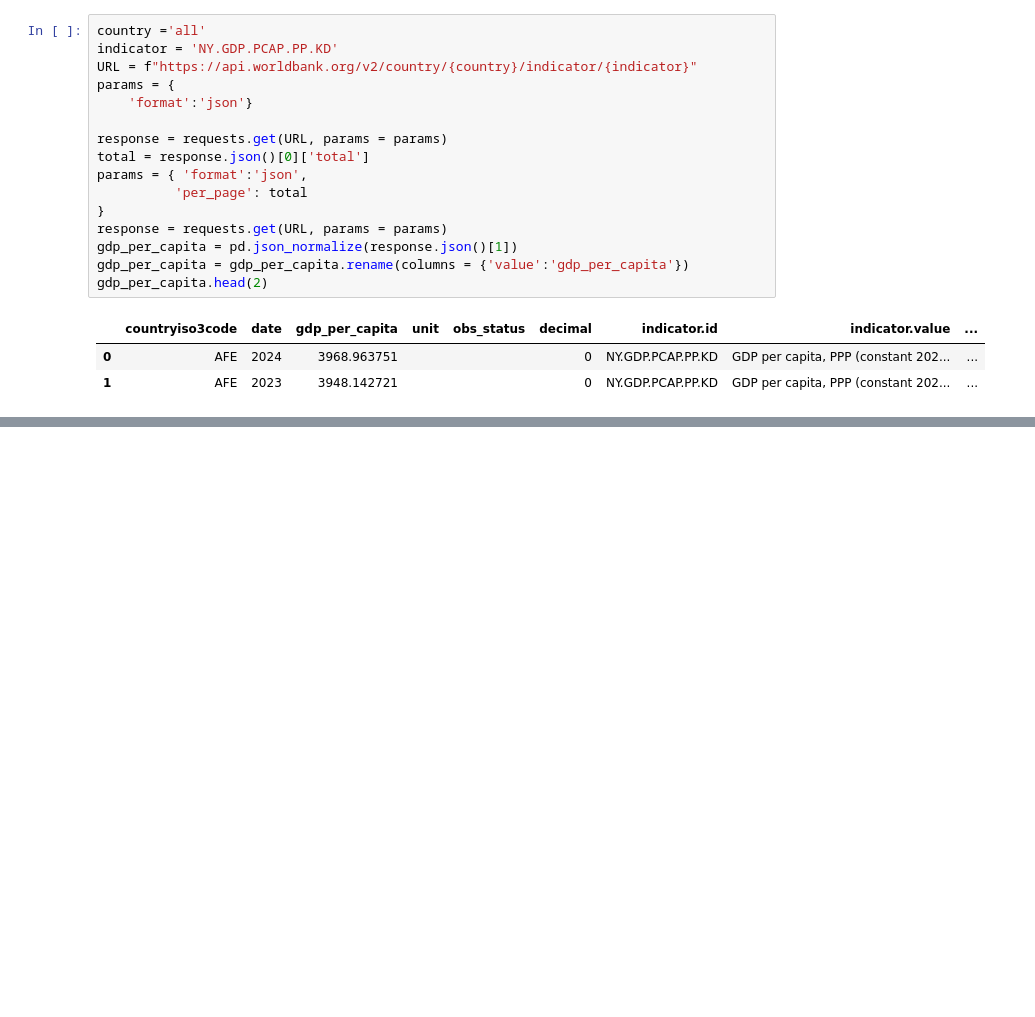
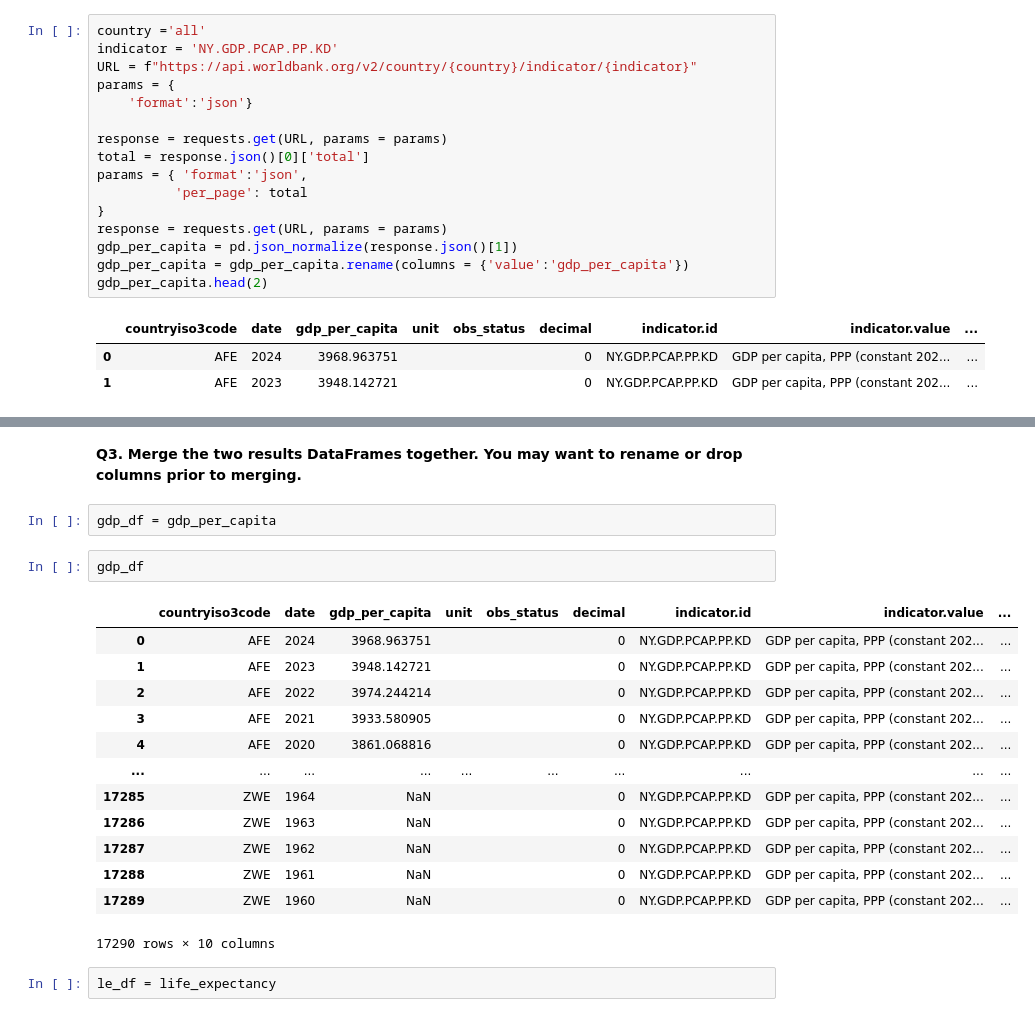
Before and after one commit to nss-data-science-cohort-9/apis-exercise-dhansiv-stack, a Jupyter notebook: UnGDPexploration_API.ipynb, the cells around one changed output, grey strips where cells are left out. Cells and saved outputs as stored; diff of their text form; blank space fills up the shorter version.

```diff
--- a/UnGDPexploration_API.ipynb
+++ b/UnGDPexploration_API.ipynb
@@ -357,0 +112,22 @@ plt.show()
+# %% [markdown]
+**Q3. Merge the two results DataFrames together. You may want to rename or drop columns prior to merging.**
+# %%
+gdp_df = gdp_per_capita
+# %%
+gdp_df
+# %% [output]
+|  | countryiso3code | date | gdp_per_capita | unit | obs_status | decimal | indicator.id | indicator.value | ... |
+| 0 | AFE | 2024 | 3968.963751 |  |  | 0 | NY.GDP.PCAP.PP.KD | GDP per capita, PPP (constant 202... | ... |
+| 1 | AFE | 2023 | 3948.142721 |  |  | 0 | NY.GDP.PCAP.PP.KD | GDP per capita, PPP (constant 202... | ... |
+| 2 | AFE | 2022 | 3974.244214 |  |  | 0 | NY.GDP.PCAP.PP.KD | GDP per capita, PPP (constant 202... | ... |
+| 3 | AFE | 2021 | 3933.580905 |  |  | 0 | NY.GDP.PCAP.PP.KD | GDP per capita, PPP (constant 202... | ... |
+| 4 | AFE | 2020 | 3861.068816 |  |  | 0 | NY.GDP.PCAP.PP.KD | GDP per capita, PPP (constant 202... | ... |
+| ... | ... | ... | ... | ... | ... | ... | ... | ... | ... |
+| 17285 | ZWE | 1964 | NaN |  |  | 0 | NY.GDP.PCAP.PP.KD | GDP per capita, PPP (constant 202... | ... |
+| 17286 | ZWE | 1963 | NaN |  |  | 0 | NY.GDP.PCAP.PP.KD | GDP per capita, PPP (constant 202... | ... |
+| 17287 | ZWE | 1962 | NaN |  |  | 0 | NY.GDP.PCAP.PP.KD | GDP per capita, PPP (constant 202... | ... |
+| 17288 | ZWE | 1961 | NaN |  |  | 0 | NY.GDP.PCAP.PP.KD | GDP per capita, PPP (constant 202... | ... |
+| 17289 | ZWE | 1960 | NaN |  |  | 0 | NY.GDP.PCAP.PP.KD | GDP per capita, PPP (constant 202... | ... |
+17290 rows × 10 columns
+# %%
+le_df = life_expectancy
```
Also changed, not shown: parts of 80 cells of this notebook, 1 other file.
